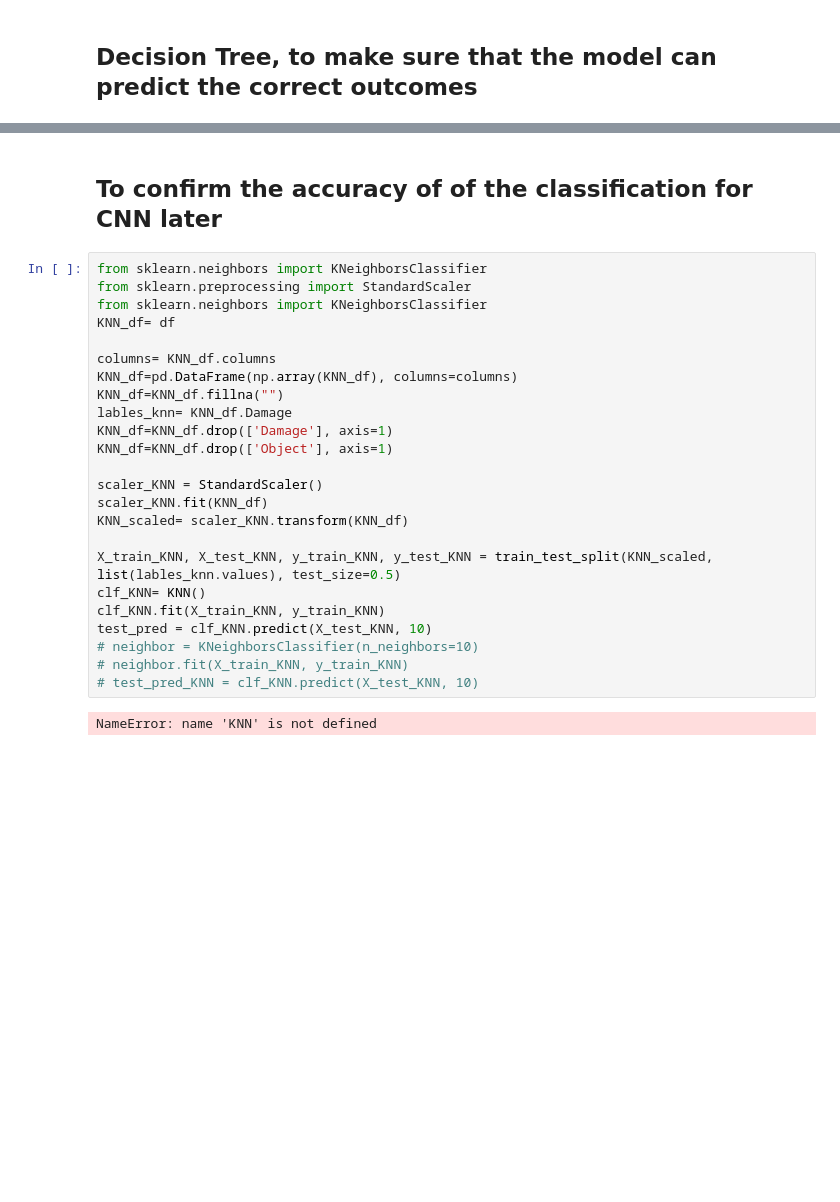
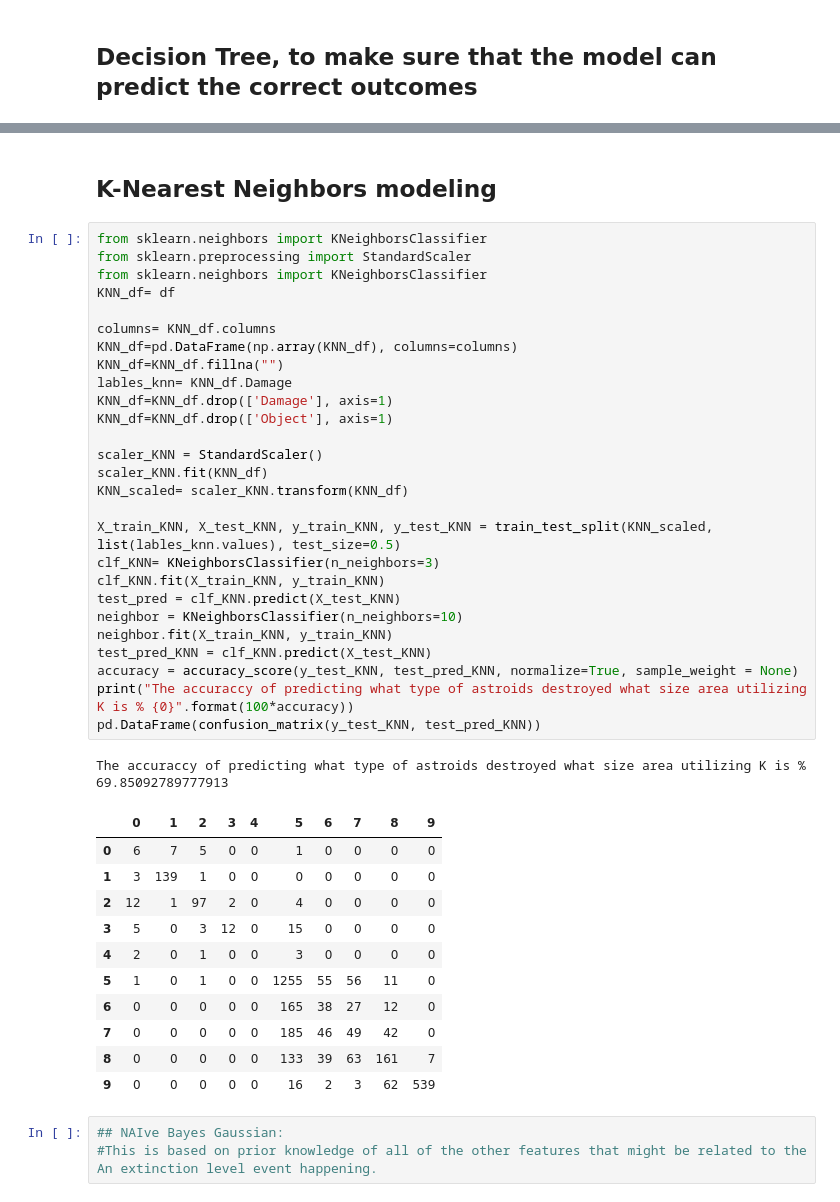
Before and after one commit to Doncurt/DS-final-proj, a Jupyter notebook: notebooks/Initial Exploration.ipynb, the cells around one changed output, grey strips where cells are left out. Cells and saved outputs as stored; diff of their text form; blank space fills up the shorter version.

```diff
--- a/notebooks/Initial Exploration.ipynb
+++ b/notebooks/Initial Exploration.ipynb
@@ -305,28 +305,45 @@ This model predicted the right outcomes for the data 100.0 % of the time
-# %% [markdown]
-## To confirm the accuracy of of the classification for CNN later
+# %% [markdown]
+##  K-Nearest Neighbors modeling
 # %%
 from sklearn.neighbors import KNeighborsClassifier
 from sklearn.preprocessing import StandardScaler
 from sklearn.neighbors import KNeighborsClassifier
 KNN_df= df
 
 columns= KNN_df.columns
 KNN_df=pd.DataFrame(np.array(KNN_df), columns=columns)
 KNN_df=KNN_df.fillna("")
 lables_knn= KNN_df.Damage
 KNN_df=KNN_df.drop(['Damage'], axis=1)
 KNN_df=KNN_df.drop(['Object'], axis=1)
 
 scaler_KNN = StandardScaler()
 scaler_KNN.fit(KNN_df)
 KNN_scaled= scaler_KNN.transform(KNN_df)
 
 X_train_KNN, X_test_KNN, y_train_KNN, y_test_KNN = train_test_split(KNN_scaled, list(lables_knn.values), test_size=0.5)
-clf_KNN= KNN()
+clf_KNN= KNeighborsClassifier(n_neighbors=3)
 clf_KNN.fit(X_train_KNN, y_train_KNN)
-test_pred = clf_KNN.predict(X_test_KNN, 10)
-# neighbor = KNeighborsClassifier(n_neighbors=10)
-# neighbor.fit(X_train_KNN, y_train_KNN)
-# test_pred_KNN = clf_KNN.predict(X_test_KNN, 10)
+test_pred = clf_KNN.predict(X_test_KNN)
+neighbor = KNeighborsClassifier(n_neighbors=10)
+neighbor.fit(X_train_KNN, y_train_KNN)
+test_pred_KNN = clf_KNN.predict(X_test_KNN)
+accuracy = accuracy_score(y_test_KNN, test_pred_KNN, normalize=True, sample_weight = None)
+print("The accuraccy of predicting what type of astroids destroyed what size area utilizing K is % {0}".format(100*accuracy))
+pd.DataFrame(confusion_matrix(y_test_KNN, test_pred_KNN))
 # %% [output]
-NameError: name 'KNN' is not defined
+The accuraccy of predicting what type of astroids destroyed what size area utilizing K is % 69.85092789777913
+|  | 0 | 1 | 2 | 3 | 4 | 5 | 6 | 7 | 8 | 9 |
+| 0 | 6 | 7 | 5 | 0 | 0 | 1 | 0 | 0 | 0 | 0 |
+| 1 | 3 | 139 | 1 | 0 | 0 | 0 | 0 | 0 | 0 | 0 |
+| 2 | 12 | 1 | 97 | 2 | 0 | 4 | 0 | 0 | 0 | 0 |
+| 3 | 5 | 0 | 3 | 12 | 0 | 15 | 0 | 0 | 0 | 0 |
+| 4 | 2 | 0 | 1 | 0 | 0 | 3 | 0 | 0 | 0 | 0 |
+| 5 | 1 | 0 | 1 | 0 | 0 | 1255 | 55 | 56 | 11 | 0 |
+| 6 | 0 | 0 | 0 | 0 | 0 | 165 | 38 | 27 | 12 | 0 |
+| 7 | 0 | 0 | 0 | 0 | 0 | 185 | 46 | 49 | 42 | 0 |
+| 8 | 0 | 0 | 0 | 0 | 0 | 133 | 39 | 63 | 161 | 7 |
+| 9 | 0 | 0 | 0 | 0 | 0 | 16 | 2 | 3 | 62 | 539 |
+# %%
+## NAIve Bayes Gaussian:
+#This is based on prior knowledge of all of the other features that might be related to the An extinction level event happening.
```
Also changed, not shown: parts of 2 cells of this notebook.
